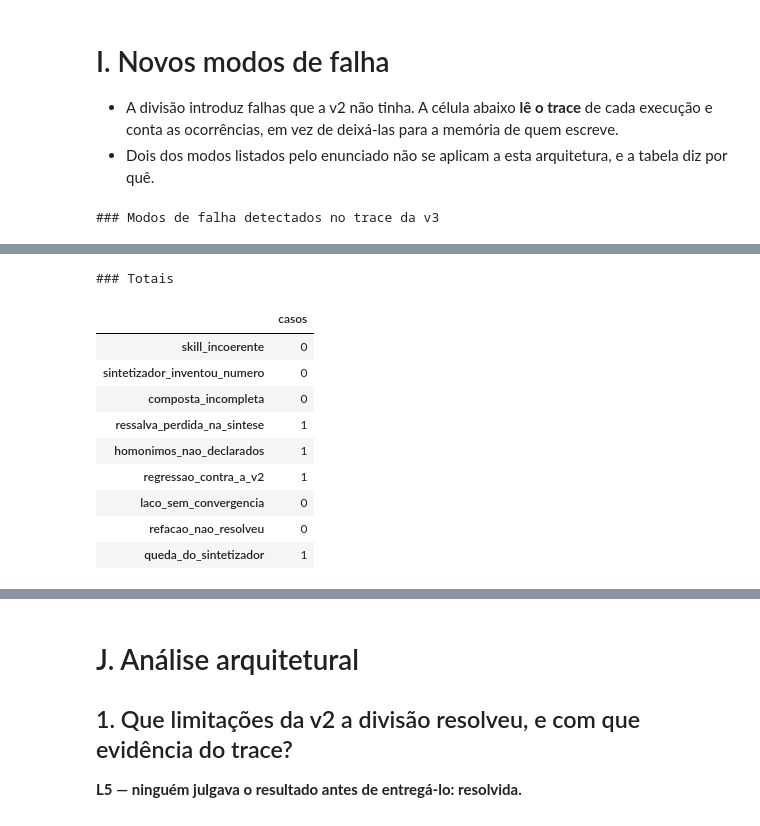
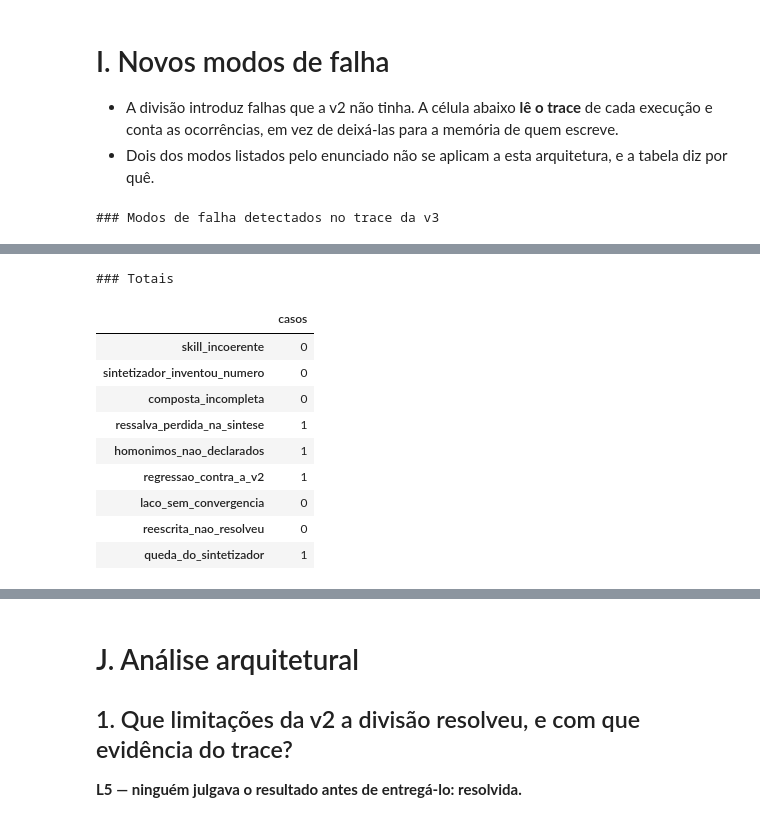
Before and after one commit to werner-denzin/unicamp.agents, a Jupyter notebook: 04_projeto_sistema_multiagentes/eval/release_3/final/E3_DallaCosta_Murer_Denzin.ipynb, the cells around one changed output, grey strips where cells are left out. Cells and saved outputs as stored; diff of their text form; code cells hidden in the pictures.

```diff
--- a/04_projeto_sistema_multiagentes/eval/release_3/final/E3_DallaCosta_Murer_Denzin.ipynb
+++ b/04_projeto_sistema_multiagentes/eval/release_3/final/E3_DallaCosta_Murer_Denzin.ipynb
@@ -2431,7 +2423,7 @@ async def responder_v3(pergunta, app, com_busca=True, thread_id=None, limite=LIM
     t0, estourou = time.perf_counter(), False
     try:
         estado = await app.ainvoke({"pergunta": pergunta, "com_busca": com_busca,
-                                    "correcao": "", "refacoes": 0}, config=cfg)
+                                    "correcao": "", "reescritas": 0}, config=cfg)
     except Exception as e:
         if type(e).__name__ == "GraphRecursionError":
             estourou, estado = True, (app.get_state(cfg).values if thread_id else {})
@@ -2457,7 +2449,7 @@ async def responder_v3(pergunta, app, com_busca=True, thread_id=None, limite=LIM
         "tokens_saida": sum(t.get("tokens_saida", 0) for t in trace),
         "rota": [t["etapa"] for t in trace],
         "agentes": [t["etapa"] for t in trace if t.get("papel") == "agente"],
-        "refacoes": estado.get("refacoes", 0),
+        "reescritas": estado.get("reescritas", 0),
         "rodadas_busca": estado.get("rodadas_busca", 0),
         "limite_estourado": estourou,
         "laco_agente_cortado": any(t.get("laco_cortado") for t in trace),
@@ -2487,7 +2479,7 @@ for pergunta in ["Qual é a média em matemática de Santana do Livramento?",
     print("RESPOSTA :", resposta.texto.split("Recorte:")[0].strip())
     print("ROTA     :", " > ".join(metricas["rota"]))
     print("CUSTO    :", {k: metricas[k] for k in
-                         ("latencia_s", "chamadas_llm", "chamadas_tool", "refacoes")})
+                         ("latencia_s", "chamadas_llm", "chamadas_tool", "reescritas")})
     print("TRACE:")
     for linha in estado["trace"]:
         print("   ", json.dumps({k: v for k, v in linha.items() if k != "analise"},
@@ -2771,7 +2763,7 @@ for caso in TODOS_OS_CASOS:
         if config == "v2":
             resposta, metricas, estado = await rodar_v2_e3(caso["pergunta"])
             metricas = {**metricas, "rota": [r.get("no") for r in estado.get("log", [])],
-                        "refacoes": 0, "redes_de_seguranca": [], "veredito": None,
+                        "reescritas": 0, "redes_de_seguranca": [], "veredito": None,
                         "laco_agente_cortado": False}
         else:
             resposta, metricas, estado = await rodar_v3(caso["pergunta"])
@@ -2791,7 +2783,7 @@ for caso in TODOS_OS_CASOS:
             "traz_ressalva": traz_ressalva(resposta.texto),
             "rota": " > ".join(str(x) for x in metricas.get("rota") or []),
             "veredito": metricas.get("veredito"),
-            "refacoes": metricas.get("refacoes", 0),
+            "reescritas": metricas.get("reescritas", 0),
             "redes_de_seguranca": "; ".join(metricas.get("redes_de_seguranca") or []),
             "latencia_s": metricas["latencia_s"],
             "chamadas_llm": metricas["chamadas_llm"],
@@ -2919,7 +2911,7 @@ def resumir(sub: pd.DataFrame) -> dict:
         "tokens_saida": int(tout),
         "custo_estimado_usd": round(float((tin * PRECO_USD_POR_MILHAO["entrada"]
                                            + tout * PRECO_USD_POR_MILHAO["saida"]) / 1e6), 6),
-        "refacoes": int(sub["refacoes"].sum()),
+        "reescritas": int(sub["reescritas"].sum()),
         "redes_de_seguranca_acionadas": int((sub["redes_de_seguranca"] != "").sum()),
         "retentativas_por_falha_do_modelo": int((sub["tentativas_modelo"] > 1).sum()),
         "limites_estourados": int(sub["limite_estourado"].astype(bool).sum()),
@@ -3196,7 +3188,7 @@ def skill_incoerente(trace: list[dict]) -> bool:
 
     Percorre o trace na ordem: o `executor` mais recente diz se havia erro quando
     o `validador` seguinte rodou. Comparar com o estado FINAL do caso daria falso
-    positivo em toda execução que teve refação.
+    positivo em toda execução que teve reescrita.
     """
     erro_corrente = None
     for linha in trace:
@@ -3253,8 +3245,8 @@ for cid in dict.fromkeys(r["id"] for r in medido["registros"]):
         "regressao_contra_a_v2": (r2.get("aprovado") is True and r3["aprovado"] is False),
         # laço de transferências sem convergência
         "laco_sem_convergencia": bool(r3["limite_estourado"]) or bool(r3["laco_agente_cortado"]),
-        "refacoes": int(r3["refacoes"]),
-        "refacao_nao_resolveu": int(r3["refacoes"]) > 0 and r3["aprovado"] is False,
+        "reescritas": int(r3["reescritas"]),
+        "reescrita_nao_resolveu": int(r3["reescritas"]) > 0 and r3["aprovado"] is False,
         # a resposta final dependeu de uma chamada a mais, e ela caiu
         "queda_do_sintetizador": "sintetizador sem saida" in redes,
     })
@@ -3268,34 +3260,34 @@ colunas_bool = [c for c in tabela_falhas.columns if tabela_falhas[c].dtype == bo
 display(tabela_falhas[colunas_bool].sum().to_frame("casos"))
 # %% [output]
 ### Modos de falha detectados no trace da v3
 |  | skills | skill_incoerente | sintetizador_inventou_numero | composta_incompleta | ressalva_perdida_na_sintese | ... |
 | id |  |  |  |  |  | ... |
 | T01 | checar_valor_unico | False | False | False | False | ... |
 | T02 | checar_valor_unico | False | False | False | False | ... |
 | T03 | checar_conjunto | False | False | False | False | ... |
 | T04 | checar_valor_unico | False | False | False | False | ... |
 | T05 | checar_valor_unico | False | False | False | False | ... |
 | T06 | checar_execucao > checar_valor_unico | False | False | False | False | ... |
 | T07 | checar_valor_unico | False | False | False | False | ... |
 | T08 | checar_execucao > checar_conjunto | False | False | False | False | ... |
 | T09 | — | False | False | False | False | ... |
 | T10 | — | False | False | False | False | ... |
 | ... | ... | ... | ... | ... | ... | ... |
 | T14 | checar_valor_unico | False | False | False | False | ... |
 | T15 | checar_valor_unico | False | False | False | False | ... |
 | T16 | checar_execucao > checar_valor_unico | False | False | False | True | ... |
 | T17 | checar_valor_unico | False | False | False | False | ... |
 | T18 | — | False | False | False | False | ... |
 ### Totais
 |  | casos |
 | skill_incoerente | 0 |
 | sintetizador_inventou_numero | 0 |
 | composta_incompleta | 0 |
 | ressalva_perdida_na_sintese | 1 |
 | homonimos_nao_declarados | 1 |
 | regressao_contra_a_v2 | 1 |
 | laco_sem_convergencia | 0 |
-| refacao_nao_resolveu | 0 |
+| reescrita_nao_resolveu | 0 |
 | queda_do_sintetizador | 1 |
 # %% [markdown]
 ## I.1 O que o trace mostrou
```
Also changed, not shown: parts of 10 cells of this notebook, 1 other file.
